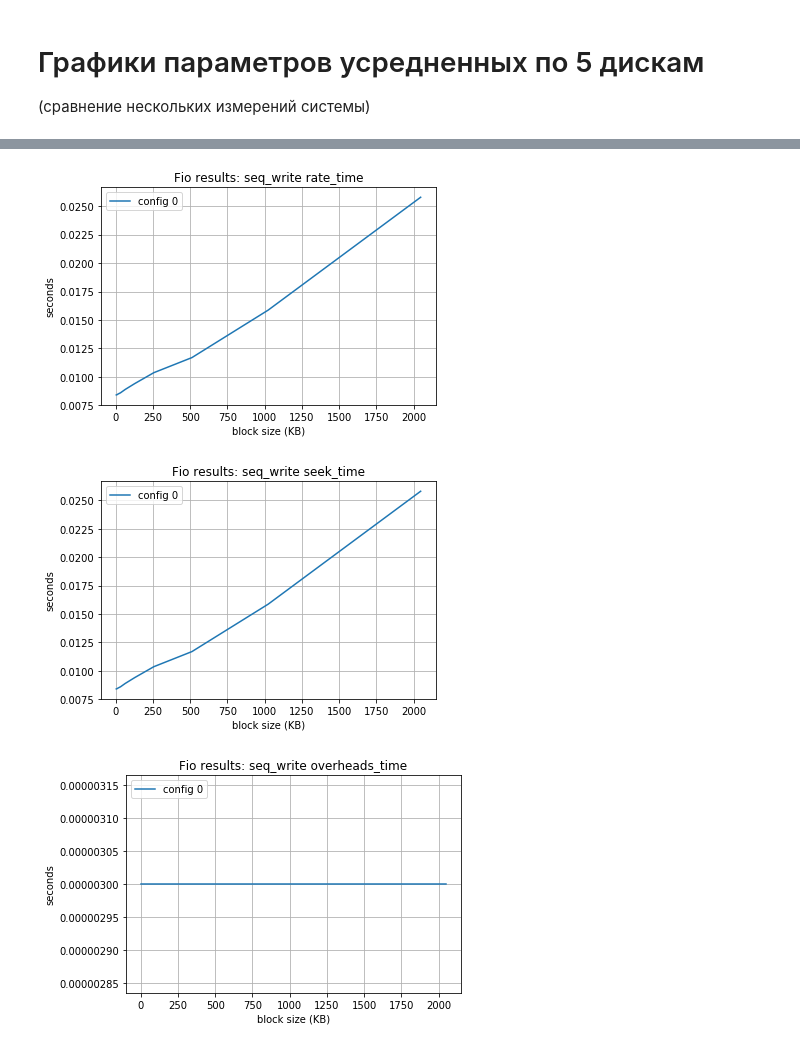
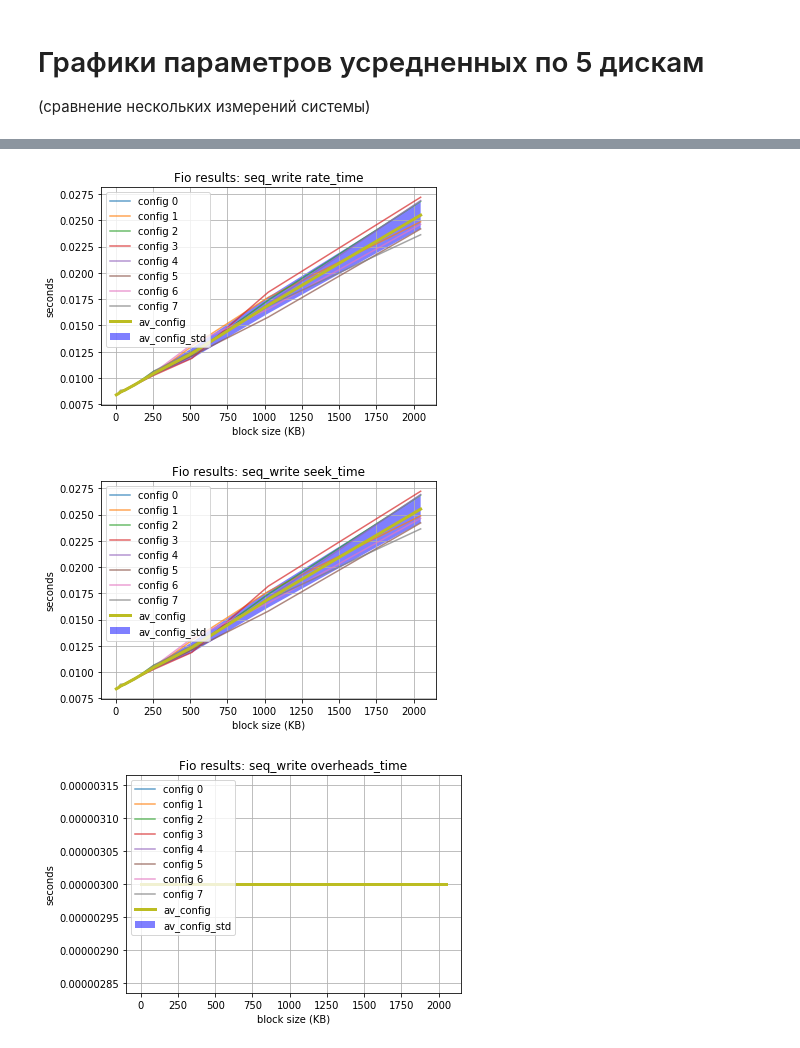
Before and after one commit to bamasa/fio_tests, a Jupyter notebook: fio_graphs_averaged_fixed_disks.ipynb, the cells around one changed output, grey strips where cells are left out. Cells and saved outputs as stored; diff of their text form; code cells hidden in the pictures.

```diff
--- a/fio_graphs_averaged_fixed_disks.ipynb
+++ b/fio_graphs_averaged_fixed_disks.ipynb
@@ -16,9 +42,14 @@ SIZES = [int(s[:-1]) for s in config]
 # %%
-def plot_common_params(param, configs):
+def plot_common_params(param, configs, av_config=AV_CONFIG):
     plt.figure(figsize=(6,4))
     for i, conf in enumerate(configs):
         mean = [v[param]['mean'] for v in conf.values()]
-        plt.plot(SIZES, mean, label='config ' + str(i))
+        plt.plot(SIZES, mean, label='config ' + str(i), alpha=0.7)
+    mean = np.array([v[param]['mean'] for v in av_config.values()])
+    std = np.array([v[param]['std_dev'] for v in av_config.values()])
+    plt.plot(SIZES, mean, label='av_config',linewidth=3)
+    plt.fill_between(SIZES, mean+std, mean-std, facecolor='blue', alpha=0.5, label='av_config_std')
+
     plt.legend()
     plt.grid()
     plt.xlabel('block size (KB)')
@@ -27,11 +58,17 @@ def plot_common_params(param, configs):
     plt.legend(loc='upper left')
     plt.show()
 # %%
-def plot_rw_params(rw, param, configs):
+def plot_rw_params(rw, param, configs, av_config=AV_CONFIG):
     plt.figure(figsize=(6,4))
     for i, conf in enumerate(configs):
         mean = [v[rw][param]['mean'] for v in conf.values()]
-        plt.plot(SIZES, mean, label='config ' + str(i))
+        plt.plot(SIZES, mean, label='config ' + str(i), alpha=0.7)
+    mean = np.array([v[rw][param]['mean'] for v in av_config.values()])
+    std = np.array([v[rw][param]['std_dev'] for v in av_config.values()])
+
+    plt.plot(SIZES, mean, label='av_config',linewidth=3)
+    plt.fill_between(SIZES, mean+std, mean-std, facecolor='blue', alpha=0.5, label='av_config_std')
+
     plt.legend()
     plt.grid()
     plt.xlabel('block size (KB)')
@@ -46,5 +83,5 @@ def plot_rw_params(rw, param, configs):
 common_params_names = ['transmission_time', 'latency_time', 'read_processing_time', 'write_processing_time']
 
 for param in common_params_names:
-    plot_common_params(param, configs)
+    plot_common_params(param, CONFIGS)
 # %% [output]
@@ -58,5 +95,5 @@ rw_params_names = ['rate_time', 'seek_time', 'overheads_time']
 # %%
 rw = 'seq_read'
 for param in rw_params_names:
-    plot_rw_params(rw, param, configs)
+    plot_rw_params(rw, param, CONFIGS)
 # %% [output]
@@ -66,11 +103,11 @@ for param in rw_params_names:
 # %%
 rw = 'seq_write'
 for param in rw_params_names:
-    plot_rw_params(rw, param, configs)
+    plot_rw_params(rw, param, CONFIGS)
 # %% [output]
-[figure, old version]
+[figure, new version]
-[figure, old version]
+[figure, new version]
-[figure, old version]
+[figure, new version]
 # %%
 rw = 'rand_read'
 for param in rw_params_names:
```
Also changed, not shown: parts of 11 cells of this notebook, 19 other files.
